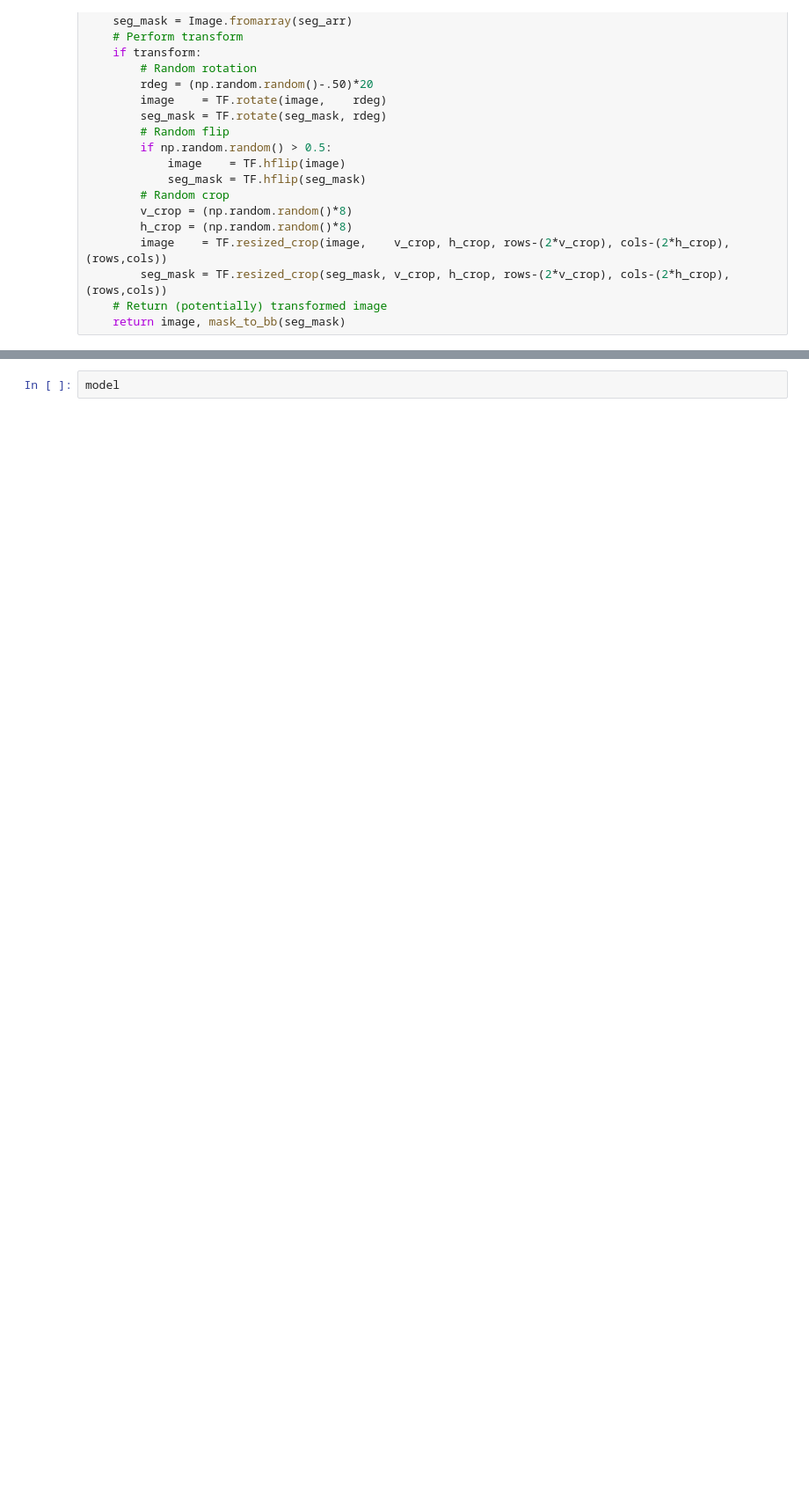
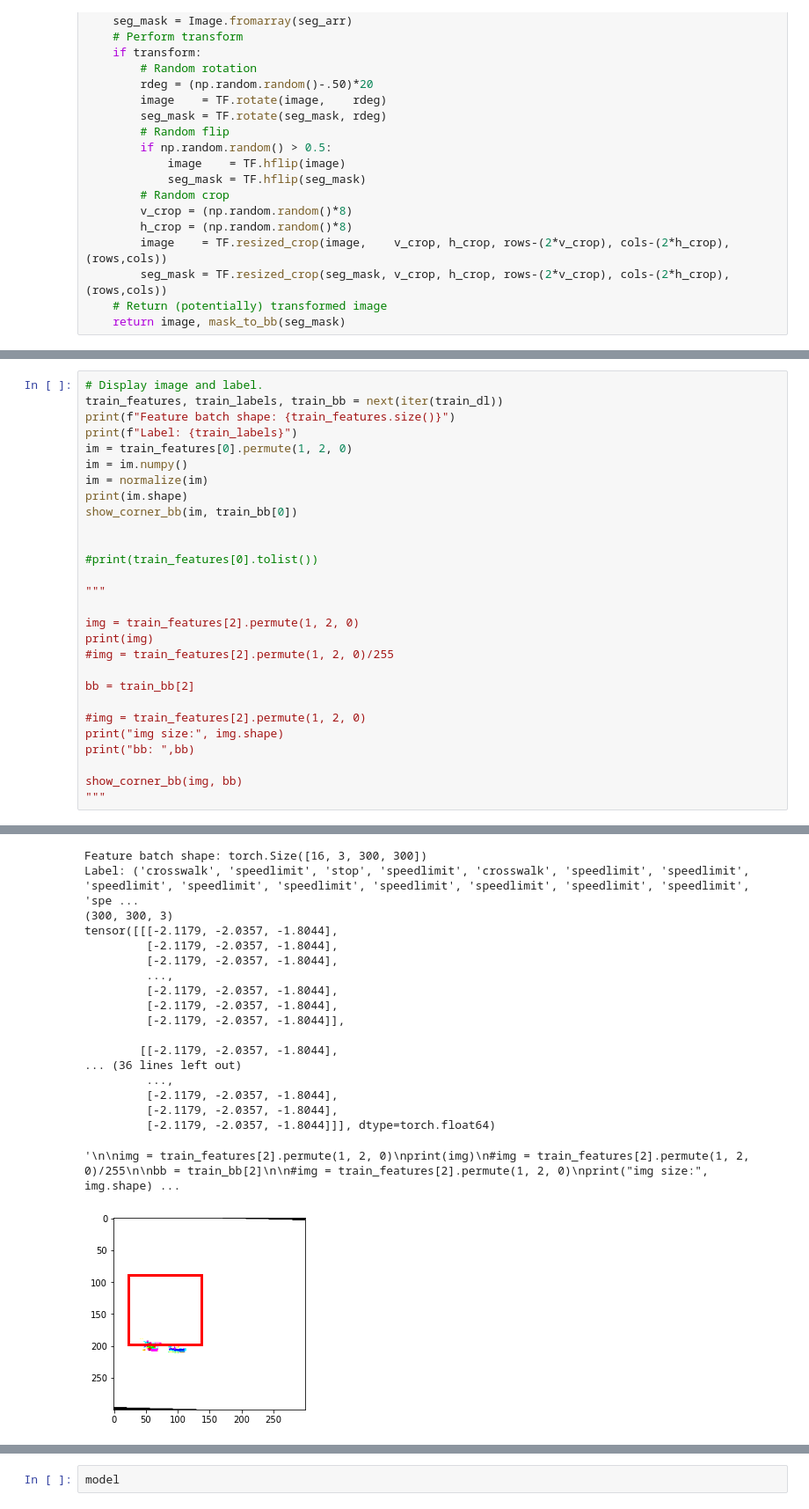
Before and after one commit to hungryPanko/AI, a Jupyter notebook: signalDetection.ipynb, the cells around one changed output, grey strips where cells are left out. Shown at 88% size. Cells and saved outputs as stored; diff of their text form; blank space fills up the shorter version.

```diff
--- a/signalDetection.ipynb
+++ b/signalDetection.ipynb
@@ -267,0 +277,29 @@ valid_dl = DataLoader(valid_ds, batch_size=batch_size)
+# %%
+# Display image and label.
+train_features, train_labels, train_bb = next(iter(train_dl))
+print(f"Feature batch shape: {train_features.size()}")
+print(f"Label: {train_labels}")
+im = train_features[0].permute(1, 2, 0)
+im = im.numpy()
+im = normalize(im)
+print(im.shape)
+show_corner_bb(im, train_bb[0])
+
+
+#print(train_features[0].tolist())
+
+"""
+
+img = train_features[2].permute(1, 2, 0)
+print(img)
+#img = train_features[2].permute(1, 2, 0)/255
+
+bb = train_bb[2]
+
+#img = train_features[2].permute(1, 2, 0)
+print("img size:", img.shape)
+print("bb: ",bb)
+
+show_corner_bb(img, bb)
+"""
+# %% [output]
@@ -268,3 +307,22 @@ valid_dl = DataLoader(valid_ds, batch_size=batch_size)
+Feature batch shape: torch.Size([16, 3, 300, 300])
+Label: ('crosswalk', 'speedlimit', 'stop', 'speedlimit', 'crosswalk', 'speedlimit', 'speedlimit', 'speedlimit', 'speedlimit', 'speedlimit', 'speedlimit', 'speedlimit', 'speedlimit', 'speedlimit', 'spe ...
+(300, 300, 3)
+tensor([[[-2.1179, -2.0357, -1.8044],
+         [-2.1179, -2.0357, -1.8044],
+         [-2.1179, -2.0357, -1.8044],
+         ...,
+         [-2.1179, -2.0357, -1.8044],
+         [-2.1179, -2.0357, -1.8044],
+         [-2.1179, -2.0357, -1.8044]],
+
+        [[-2.1179, -2.0357, -1.8044],
+... (36 lines left out)
+         ...,
+         [-2.1179, -2.0357, -1.8044],
+         [-2.1179, -2.0357, -1.8044],
+         [-2.1179, -2.0357, -1.8044]]], dtype=torch.float64)
+'\n\nimg = train_features[2].permute(1, 2, 0)\nprint(img)\n#img = train_features[2].permute(1, 2, 0)/255\n\nbb = train_bb[2]\n\n#img = train_features[2].permute(1, 2, 0)\nprint("img size:", img.shape) ...
+[figure, added]
 # %%
 # Pytorch
 class BB_model(nn.Module):
```
Also changed, not shown: parts of 18 cells of this notebook.
